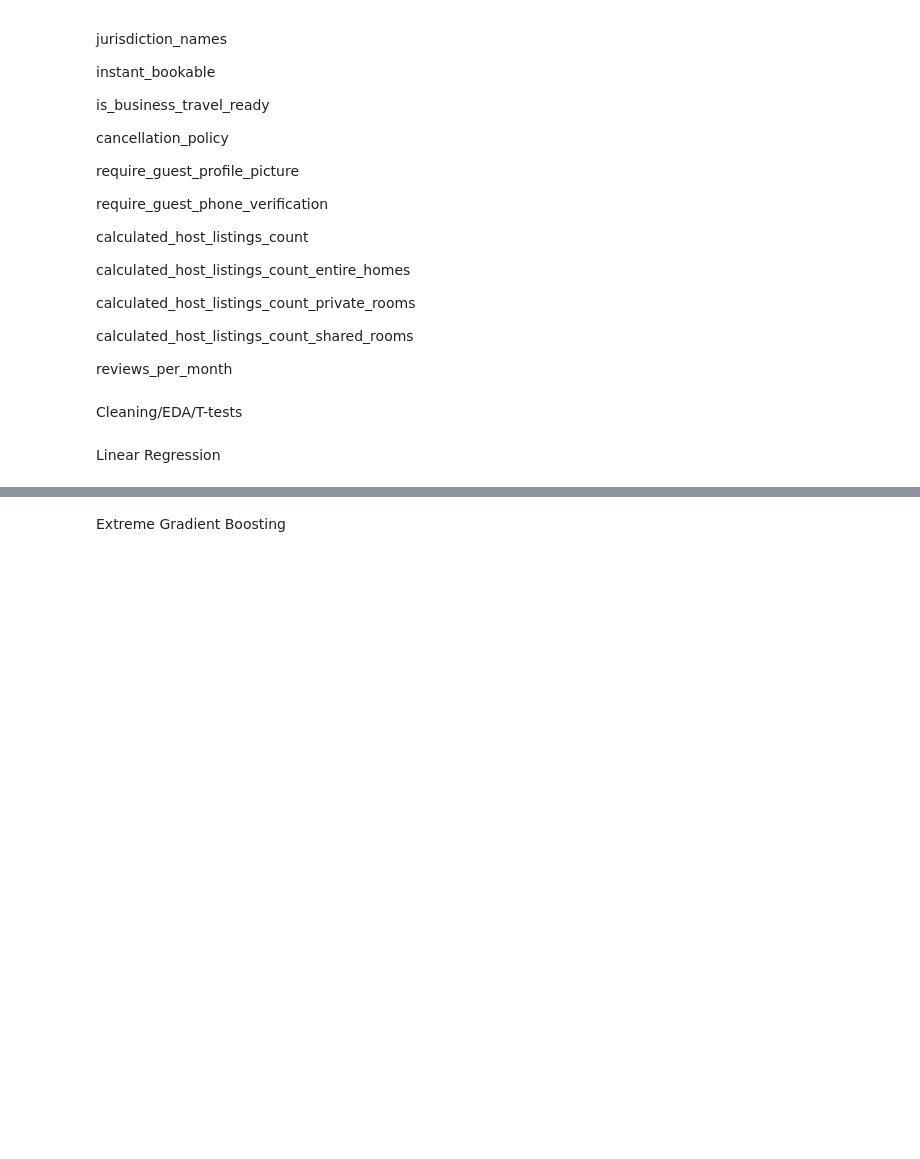
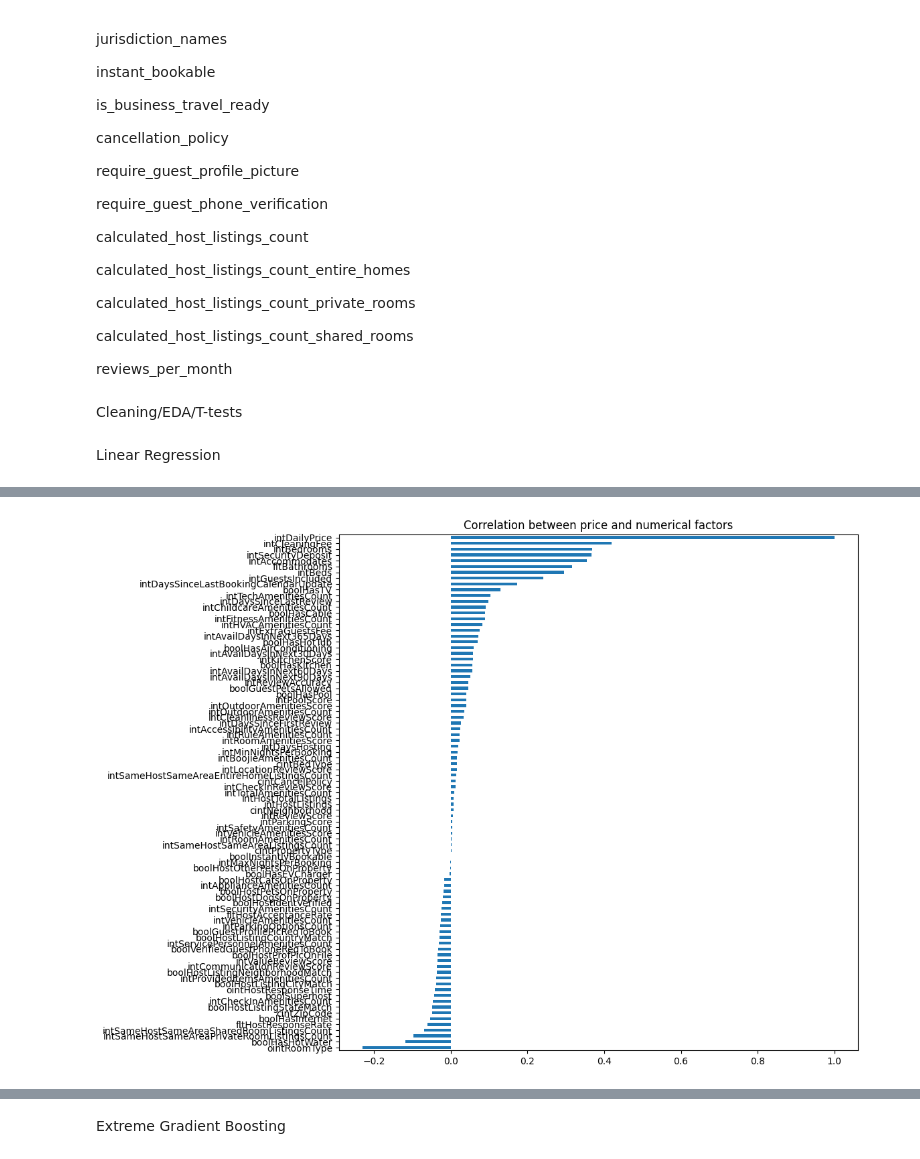
Before and after one commit to shipleydm/IS8036_PROJECT, a Jupyter notebook: IS8036.ipynb, the cells around one changed output, grey strips where cells are left out. Saved outputs shown, nothing was run; the diff lists cells and outputs as text; code cells hidden in the pictures; blank space fills up the shorter version.

```diff
--- a/IS8036.ipynb
+++ b/IS8036.ipynb
@@ -281,0 +306,11 @@ Linear Regression
+# %%
+# reading the csv file using read_csv
+# storing the data frame in variable called df
+df = pd.read_csv(dir+'/KeepingColumns.csv', encoding="ISO-8859-1")
+
+# creating a list of column names by
+# calling the .columns
+list_of_columns_to_keep = list(df.columns)
+
+# displaying the list of column names
+# print(list_of_columns_to_keep)
@@ -281,0 +388,7 @@ Linear Regression
+# %%
+# we can drop the missing data in price column that we are interested in predicting
+col = df_train.select_dtypes(['float64', 'int', 'int64']).columns
+
+df_train[col].corr() ['intDailyPrice'].sort_values(ascending=True).dropna().plot(kind='barh', figsize=(10,10));
+plt.title('Correlation between price and numerical factors');
+# %% [output]
@@ -281,0 +396 @@ Linear Regression
+[figure, added]
```
Also changed, not shown: parts of 21 cells of this notebook.
